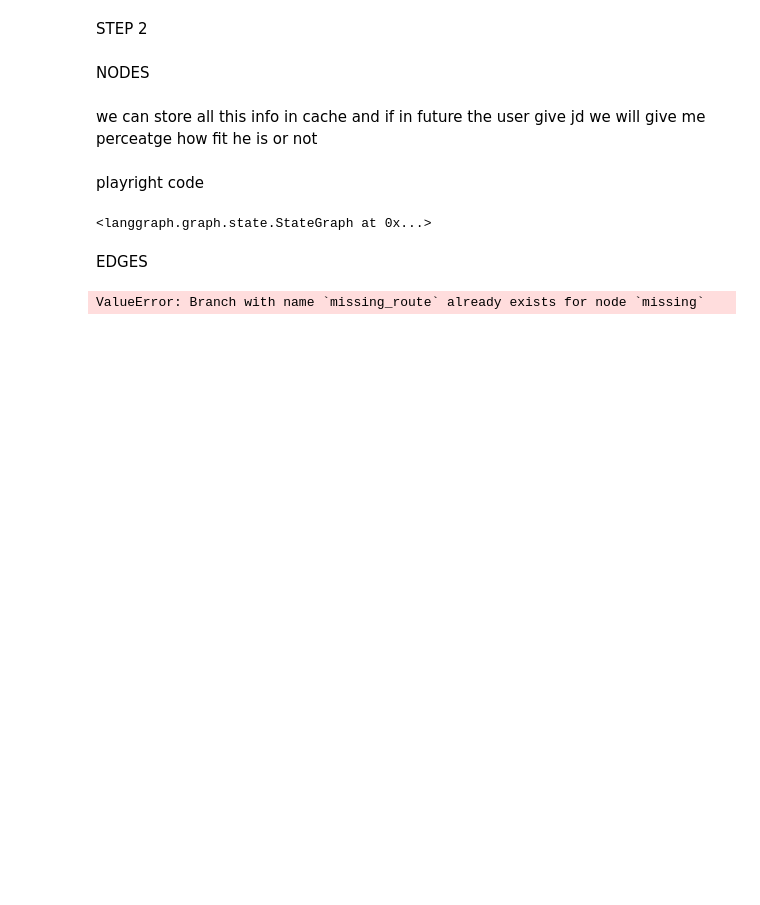
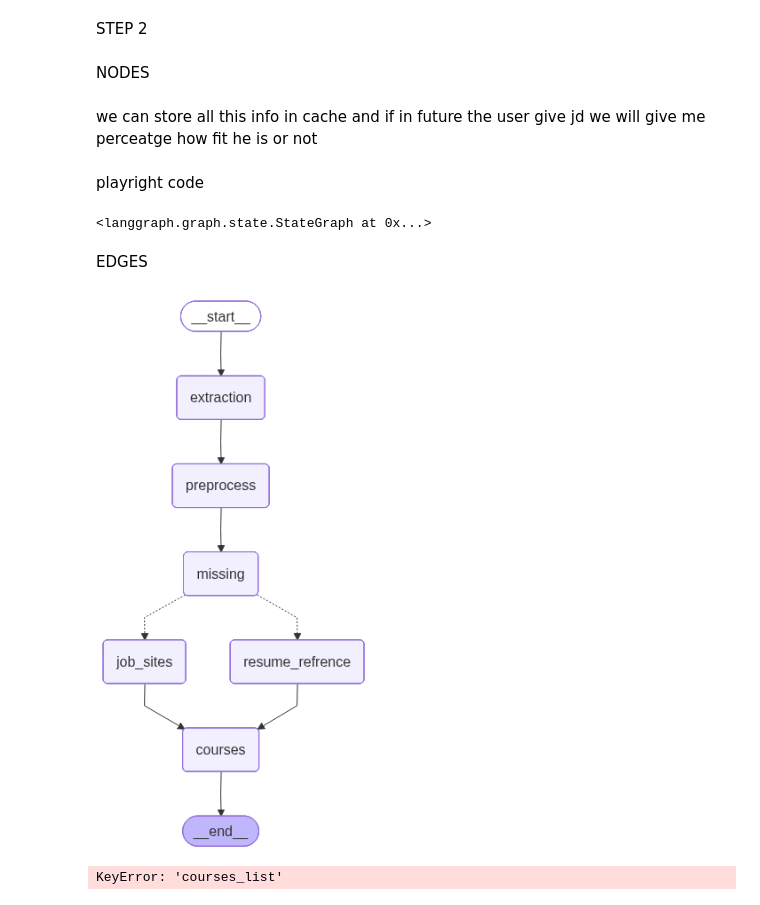
Before and after one commit to ayushsingh8252-dev/AI-Resume-Job-Application-Agent, a Jupyter notebook: agent.ipynb, the cells around one changed output. Saved outputs shown, nothing was run; the diff lists cells and outputs as text; code cells hidden in the pictures; blank space fills up the shorter version.

```diff
--- a/agent.ipynb
+++ b/agent.ipynb
@@ -326,8 +331,11 @@ def courses(state : JobAgent) -> JobAgent:
         include_raw_content=False
     )
 
+    if "courses_list" not in state:
+        state["courses_list"] = []
+
     for r in response3.get("results", []):
-        state['courses_list'].append(r.get("url"))
+        state["courses_list"].append(r.get("url"))
 
     return state
 # %%
@@ -391,5 +399,20 @@ graph.add_edge("courses", END)
 graph.add_edge("job_sites", "courses")
 graph.add_edge("courses", END)
 workflow = graph.compile()
-# %% [output]
-ValueError: Branch with name `missing_route` already exists for node `missing`
+# %%
+workflow
+# %% [output]
+[figure, added]
+# %%
+initial_state = {
+    "name": "Ayush",
+    "job_title": "AI Engineer",
+    "experience": 0,
+    "pdf_path": r"C:\AYUSH\comet\Comet_AI_Assistance\AyushSingh_AIMl_Resume_2026_compressed.pdf",
+    "jd": "Looking for AI engineer with ML, Python, LLM experience",
+    "email": "test@gmail.com",
+    "linkedin": "https://linkedin.com/in/test"
+}
+result = workflow.invoke(initial_state)
+# %% [output]
+KeyError: 'courses_list'
```
Also changed, not shown: parts of 1 cell of this notebook.
